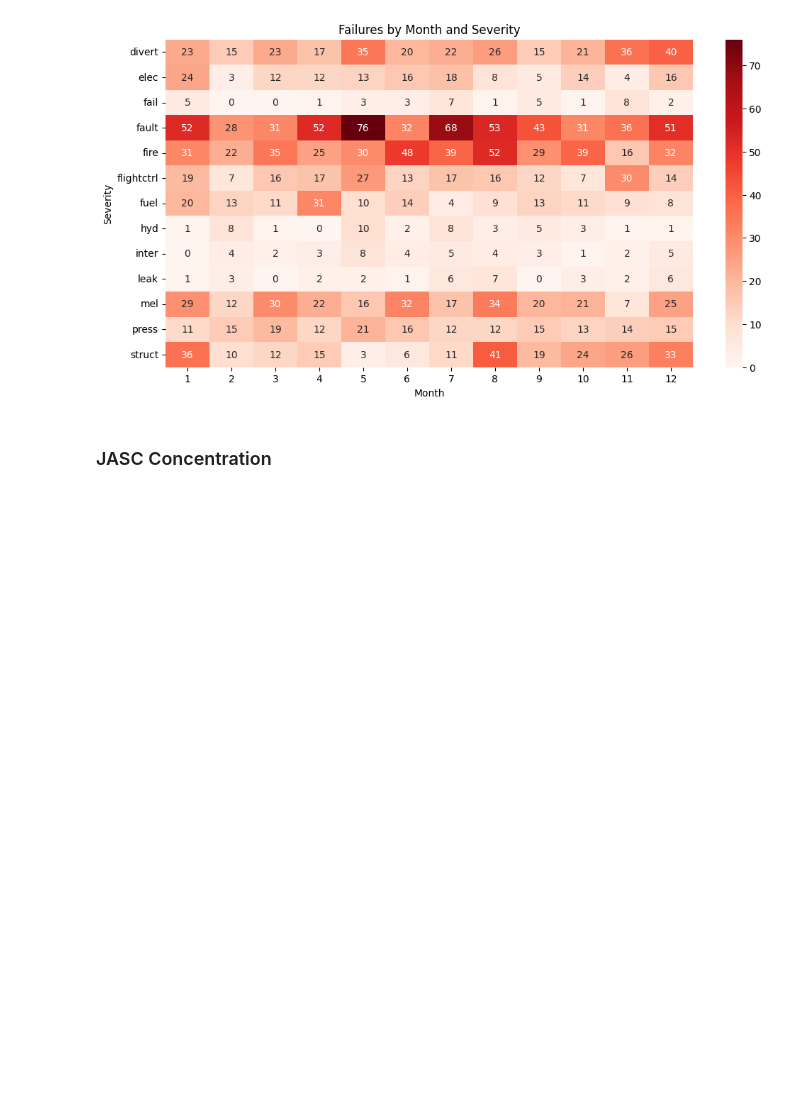
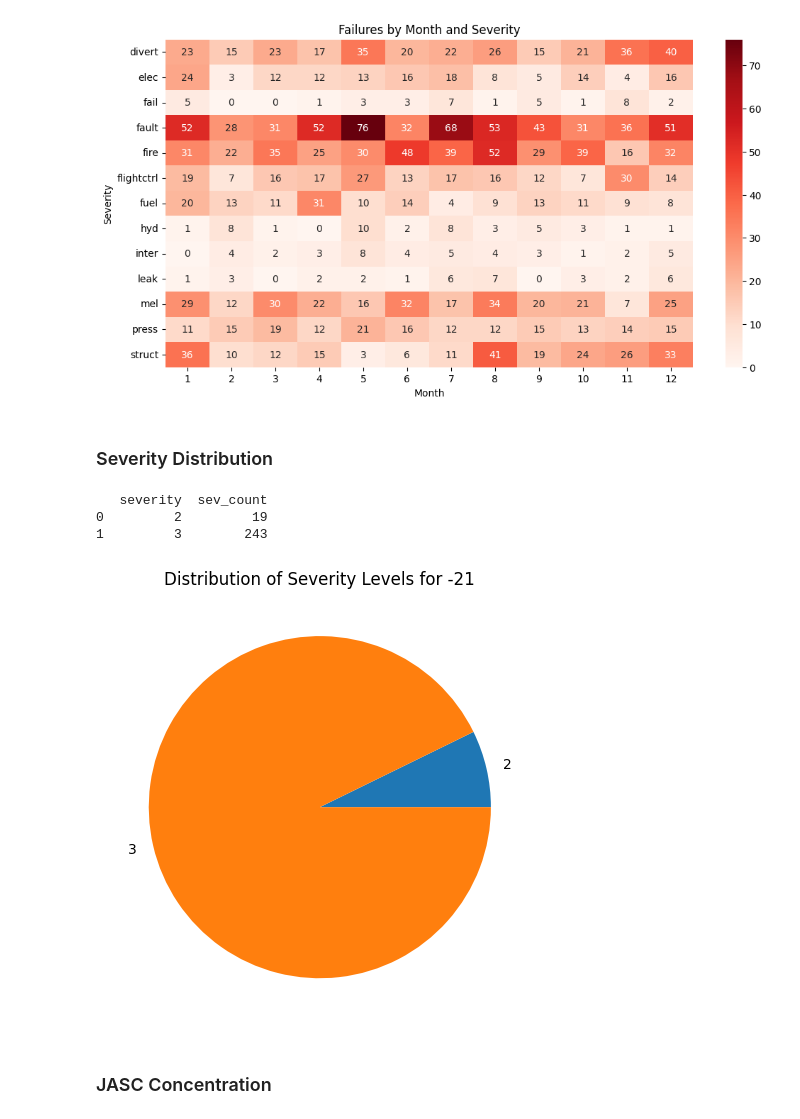
Before and after one commit to NorthrupRobert/737-800_SDR_Reliability_Analysis, a Jupyter notebook: _data_design_and_exploration/06_explore_aa.ipynb, the cells around one changed output. Cells and saved outputs as stored; diff of their text form; code cells hidden in the pictures; blank space fills up the shorter version.

```diff
--- a/_data_design_and_exploration/06_explore_aa.ipynb
+++ b/_data_design_and_exploration/06_explore_aa.ipynb
@@ -2228,6 +2228,26 @@ plt.show()
 
 [494 rows x 3 columns]
 [figure]
+# %% [markdown]
+### Severity Distribution
+# %%
+my_df = interface.q_to_df("""
+        SELECT severity, count(severity) AS sev_count
+        FROM sdr_event_aa
+        WHERE LEFT(jasc_code, 2) = '21' --select only AC jobs
+        GROUP BY severity;
+    """)
+
+print(my_df)
+
+plt.pie(my_df['sev_count'], labels=my_df['severity'])
+plt.title('Distribution of Severity Levels for -21')
+plt.tight_layout()
+# %% [output]
+   severity  sev_count
+0         2         19
+1         3        243
+[figure, added]
 # %% [markdown]
 ### JASC Concentration
 # %%
```
Also changed, not shown: 1 other file.
